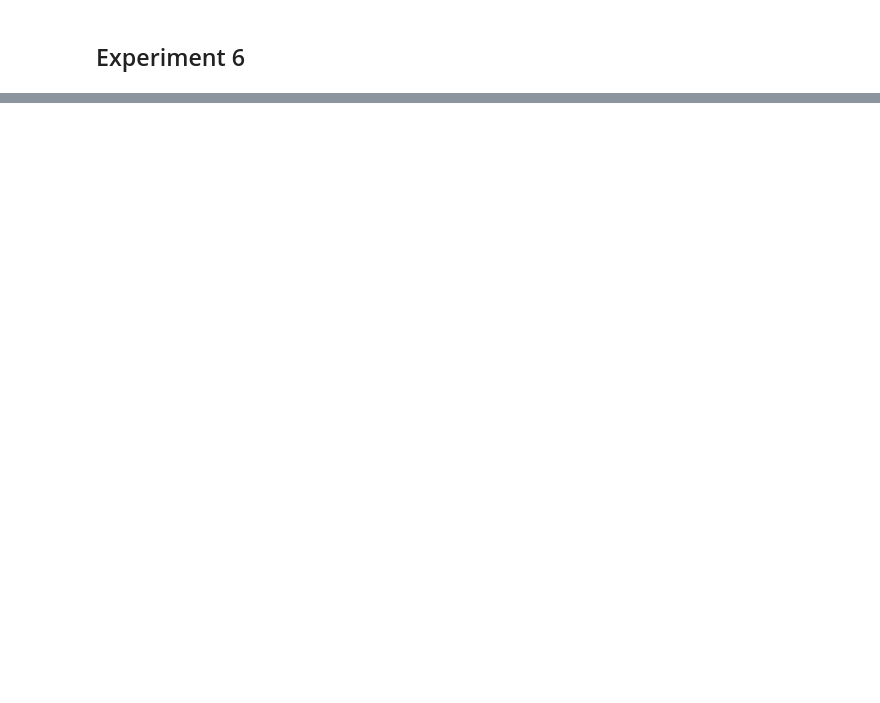
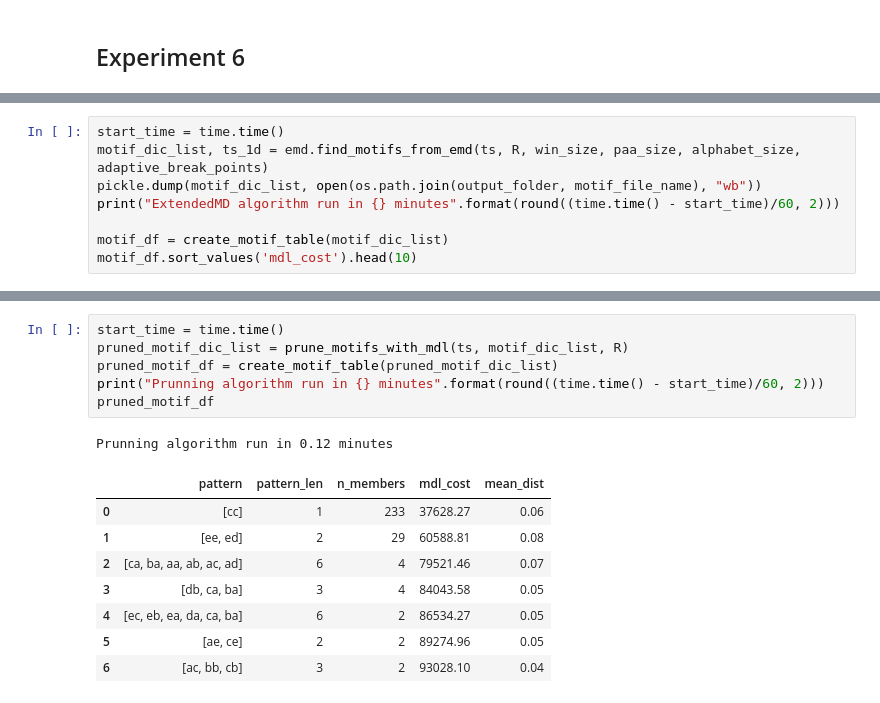
Before and after one commit to misilva73/manueverMotifs, a Jupyter notebook: notebooks/exp_lat_acc_motifs.ipynb, the cells around one changed output, grey strips where cells are left out. Saved outputs shown, nothing was run; the diff lists cells and outputs as text; blank space fills up the shorter version.

```diff
--- a/notebooks/exp_lat_acc_motifs.ipynb
+++ b/notebooks/exp_lat_acc_motifs.ipynb
@@ -241,0 +502,8 @@ np.save(os.path.join(output_folder, dist_file_name), center_dist_mat)
+# %%
+start_time = time.time()
+motif_dic_list, ts_1d = emd.find_motifs_from_emd(ts, R, win_size, paa_size, alphabet_size, adaptive_break_points)
+pickle.dump(motif_dic_list, open(os.path.join(output_folder, motif_file_name), "wb"))
+print("ExtendedMD algorithm run in {} minutes".format(round((time.time() - start_time)/60, 2)))
+
+motif_df = create_motif_table(motif_dic_list)
+motif_df.sort_values('mdl_cost').head(10)
@@ -241,0 +540,16 @@ np.save(os.path.join(output_folder, dist_file_name), center_dist_mat)
+# %%
+start_time = time.time()
+pruned_motif_dic_list = prune_motifs_with_mdl(ts, motif_dic_list, R)
+pruned_motif_df = create_motif_table(pruned_motif_dic_list)
+print("Prunning algorithm run in {} minutes".format(round((time.time() - start_time)/60, 2)))
+pruned_motif_df
+# %% [output]
+Prunning algorithm run in 0.12 minutes
+|  | pattern | pattern_len | n_members | mdl_cost | mean_dist |
+| 0 | [cc] | 1 | 233 | 37628.27 | 0.06 |
+| 1 | [ee, ed] | 2 | 29 | 60588.81 | 0.08 |
+| 2 | [ca, ba, aa, ab, ac, ad] | 6 | 4 | 79521.46 | 0.07 |
+| 3 | [db, ca, ba] | 3 | 4 | 84043.58 | 0.05 |
+| 4 | [ec, eb, ea, da, ca, ba] | 6 | 2 | 86534.27 | 0.05 |
+| 5 | [ae, ce] | 2 | 2 | 89274.96 | 0.05 |
+| 6 | [ac, bb, cb] | 3 | 2 | 93028.10 | 0.04 |
```
Also changed, not shown: parts of 42 cells of this notebook, 15 other files.
